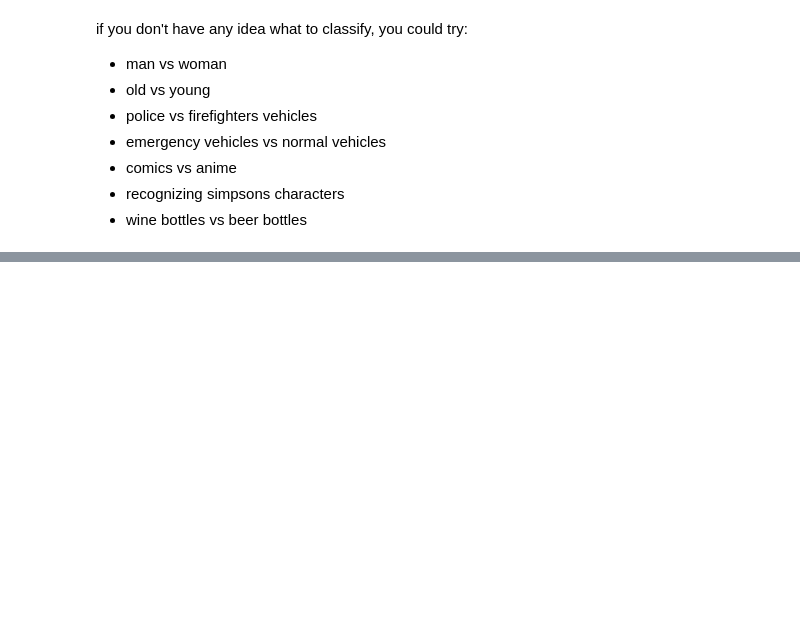
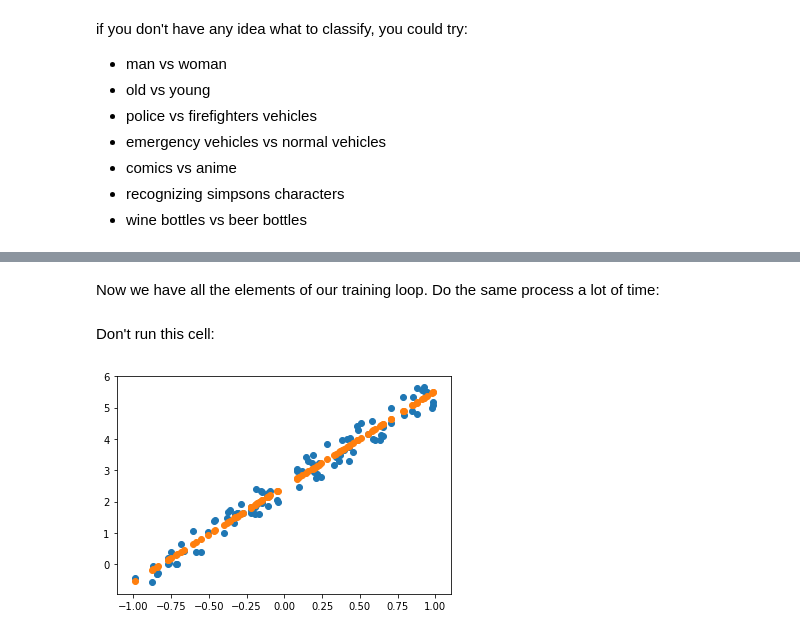
Before and after one commit to FrancoisNoyez/fastai-lille, a Jupyter notebook: Lesson2 exercises.ipynb, the cells around one changed output, grey strips where cells are left out. Drawn from its saved outputs; the diff is of its cells as text; code cells hidden in the pictures; blank space fills up the shorter version.

```diff
--- a/Lesson2 exercises.ipynb
+++ b/Lesson2 exercises.ipynb
@@ -24,0 +176,2 @@ if you don't have any idea what to classify, you could try:
+# %%
+a = tensor(-2., 2)
@@ -24,0 +218,2 @@ if you don't have any idea what to classify, you could try:
+# %%
+a = nn.Parameter(a); a
@@ -24,0 +242,2 @@ if you don't have any idea what to classify, you could try:
+# %% [markdown]
+Now we have all the elements of our training loop. Do the same process a lot of time:
@@ -24,0 +254,8 @@ if you don't have any idea what to classify, you could try:
+# %% [markdown]
+Don't run this cell:
+# %%
+# Your scatterplot should look like that:
+plt.scatter(x[:,0],y)
+plt.scatter(x[:,0],x@a);
+# %% [output]
+[figure, added]
```
Also changed, not shown: parts of 46 cells of this notebook.
